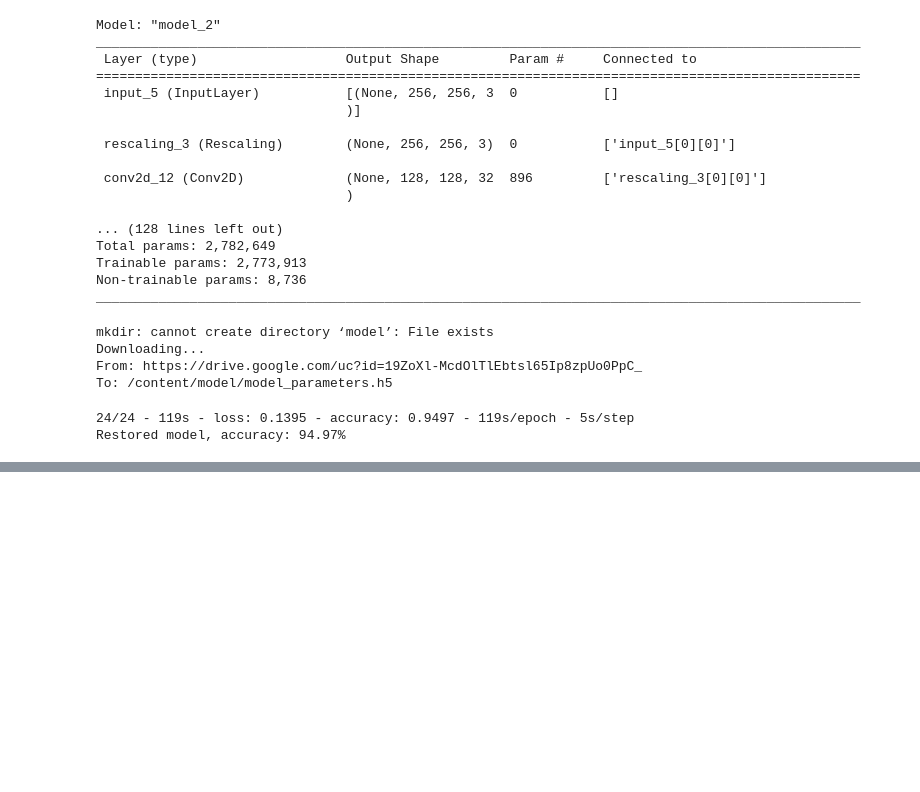
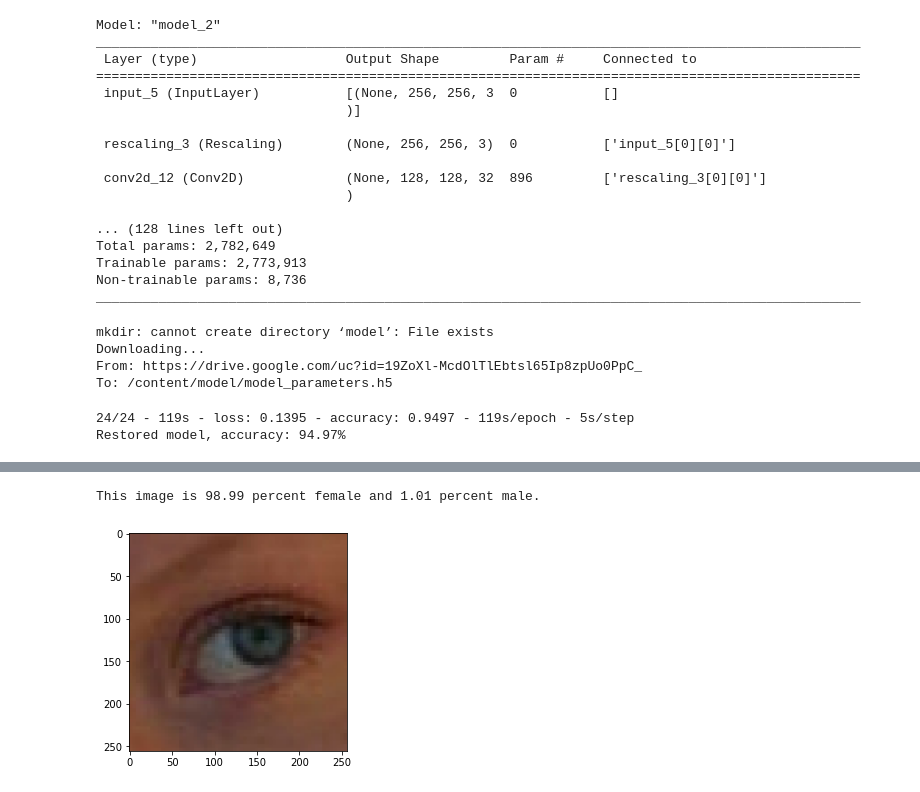
Before and after one commit to Juliarty/kdd-project, a Jupyter notebook: Kdd_eyes.ipynb, the cells around one changed output, grey strips where cells are left out. Drawn from its saved outputs; the diff is of its cells as text; code cells hidden in the pictures; blank space fills up the shorter version.

```diff
--- a/Kdd_eyes.ipynb
+++ b/Kdd_eyes.ipynb
@@ -139,0 +158,3 @@ Restored model, accuracy: 94.97%
+# %%
+from glob import glob
+female_img_to_prediction = {file_path: predict_image(file_path) for file_path in glob('data/test/femaleeyes/*')}
@@ -139,0 +204,7 @@ Restored model, accuracy: 94.97%
+# %%
+# правильно классифицированная женщина с высокой вероятностью принадлежности к классу
+true_high_female_img_path = get_example(female_img_to_prediction, 0, 0.01, 0.5)
+show_image(true_high_female_img_path)
+# %% [output]
+This image is 98.99 percent female and 1.01 percent male.
+[figure, added]
```
Also changed, not shown: parts of 12 cells of this notebook.
